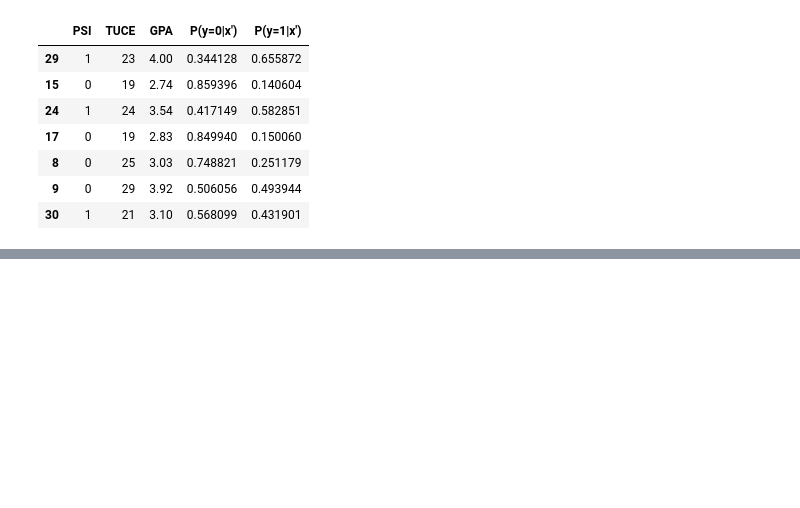
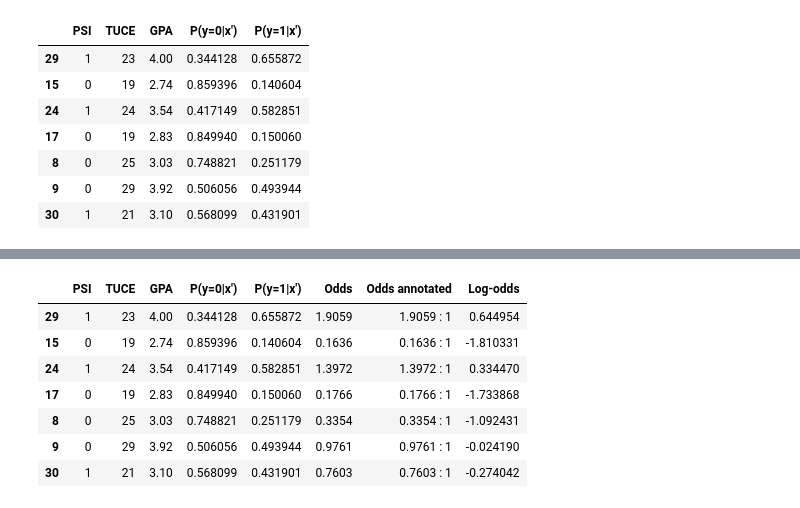
Before and after one commit to negralessio/multivariate-verfahren, a Jupyter notebook: U8/logistic_regression.ipynb, the cells around one changed output, grey strips where cells are left out. Saved outputs shown, nothing was run; the diff lists cells and outputs as text; code cells hidden in the pictures; blank space fills up the shorter version.

```diff
--- a/U8/logistic_regression.ipynb
+++ b/U8/logistic_regression.ipynb
@@ -149,0 +158,18 @@ X_test_prob.head(10)
+# %%
+# Compute Odds
+X_test_prob["Odds"] = np.round((X_test_prob["P(y=1|x')"]/X_test_prob["P(y=0|x')"]), 4)
+# Odds with annotation
+X_test_prob["Odds annotated"] = X_test_prob["Odds"].apply(lambda x: str(x) + " : 1")
+# Compute Log-Odds
+X_test_prob["Log-odds"] = np.log(X_test_prob["Odds"])
+# %%
+X_test_prob.head(10)
+# %% [output]
+|  | PSI | TUCE | GPA | P(y=0|x') | P(y=1|x') | Odds | Odds annotated | Log-odds |
+| 29 | 1 | 23 | 4.00 | 0.344128 | 0.655872 | 1.9059 | 1.9059 : 1 | 0.644954 |
+| 15 | 0 | 19 | 2.74 | 0.859396 | 0.140604 | 0.1636 | 0.1636 : 1 | -1.810331 |
+| 24 | 1 | 24 | 3.54 | 0.417149 | 0.582851 | 1.3972 | 1.3972 : 1 | 0.334470 |
+| 17 | 0 | 19 | 2.83 | 0.849940 | 0.150060 | 0.1766 | 0.1766 : 1 | -1.733868 |
+| 8 | 0 | 25 | 3.03 | 0.748821 | 0.251179 | 0.3354 | 0.3354 : 1 | -1.092431 |
+| 9 | 0 | 29 | 3.92 | 0.506056 | 0.493944 | 0.9761 | 0.9761 : 1 | -0.024190 |
+| 30 | 1 | 21 | 3.10 | 0.568099 | 0.431901 | 0.7603 | 0.7603 : 1 | -0.274042 |
```
Also changed, not shown: parts of 1 cell of this notebook.
